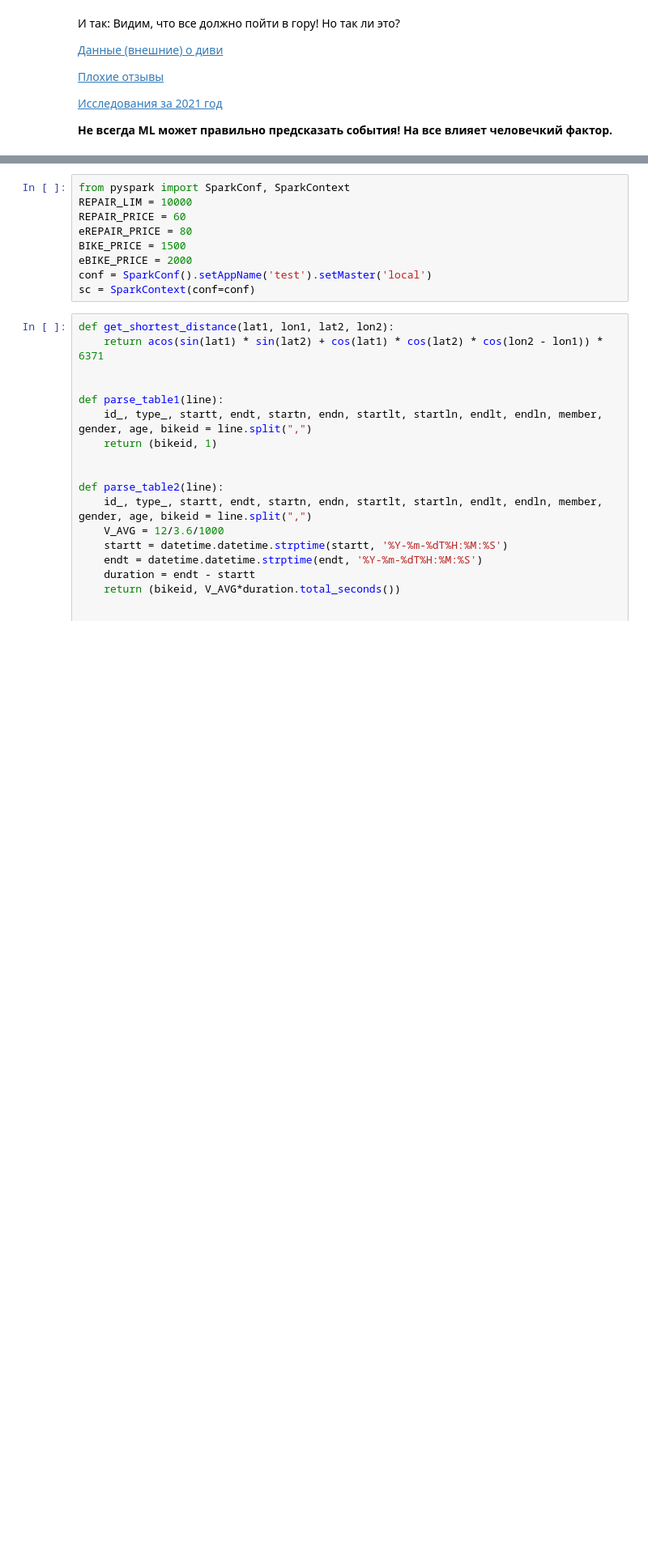
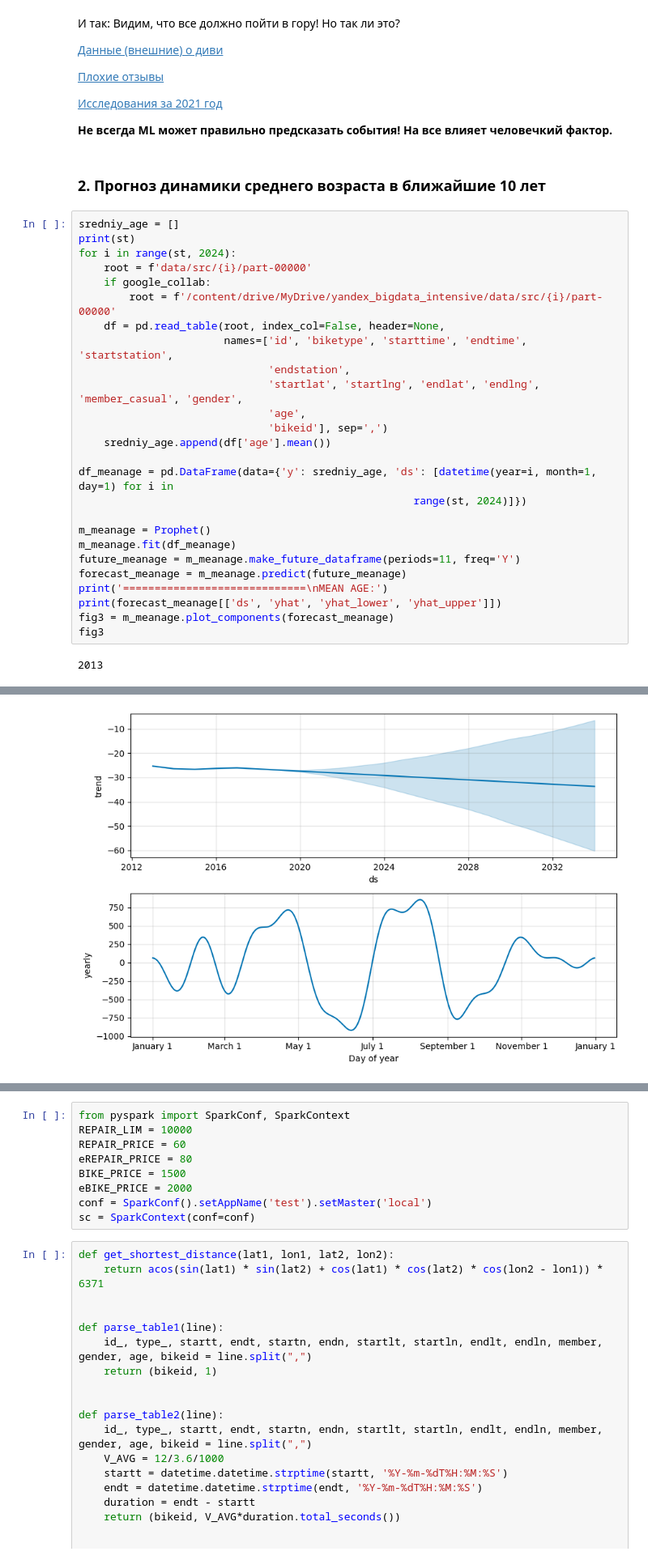
Before and after one commit to Konstantin-Kalug/yandex_bigdata_intensive, a Jupyter notebook: prophet.ipynb, the cells around one changed output, grey strips where cells are left out. Shown at 81% size. Saved outputs shown, nothing was run; the diff lists cells and outputs as text; blank space fills up the shorter version.

Commit message:
Добавлены прогнозы v2

```diff
--- a/prophet.ipynb
+++ b/prophet.ipynb
@@ -130,3 +175,33 @@ MEMBERS:
 [Исследования за 2021 год](https://www.kaggle.com/datasets/michaeljohnsonjr/divvytrips2021/code)
 
 **Не всегда ML может правильно предсказать события! На все влияет человечкий фактор.**
+# %% [markdown]
+### 2. Прогноз динамики среднего возраста в ближайшие 10 лет
+# %%
+sredniy_age = []
+print(st)
+for i in range(st, 2024):
+    root = f'data/src/{i}/part-00000'
+    if google_collab:
+        root = f'/content/drive/MyDrive/yandex_bigdata_intensive/data/src/{i}/part-00000'
+    df = pd.read_table(root, index_col=False, header=None,
+                       names=['id', 'biketype', 'starttime', 'endtime', 'startstation',
+                              'endstation',
+                              'startlat', 'startlng', 'endlat', 'endlng', 'member_casual', 'gender',
+                              'age',
+                              'bikeid'], sep=',')
+    sredniy_age.append(df['age'].mean())
+
+df_meanage = pd.DataFrame(data={'y': sredniy_age, 'ds': [datetime(year=i, month=1, day=1) for i in
+                                                     range(st, 2024)]})
+
+m_meanage = Prophet()
+m_meanage.fit(df_meanage)
+future_meanage = m_meanage.make_future_dataframe(periods=11, freq='Y')
+forecast_meanage = m_meanage.predict(future_meanage)
+print('=============================\nMEAN AGE:')
+print(forecast_meanage[['ds', 'yhat', 'yhat_lower', 'yhat_upper']])
+fig3 = m_meanage.plot_components(forecast_meanage)
+fig3
+# %% [output]
+2013
@@ -132,0 +237 @@ MEMBERS:
+[figure, added]
```
Also changed, not shown: parts of 27 cells of this notebook.
